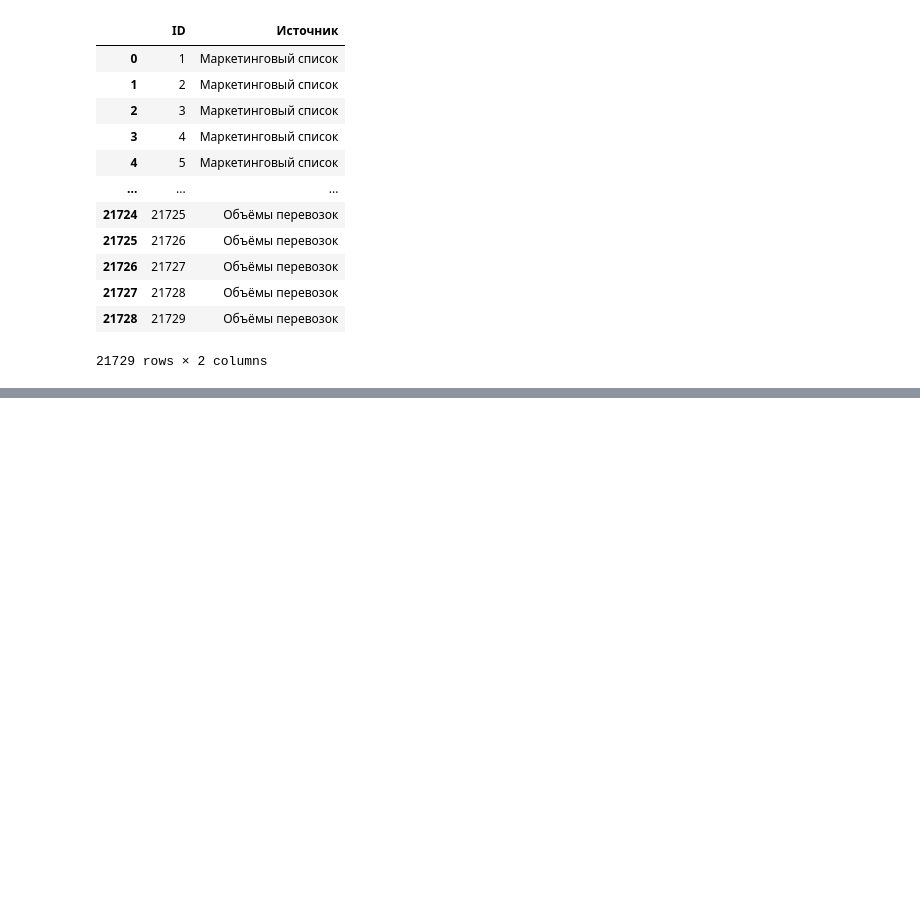
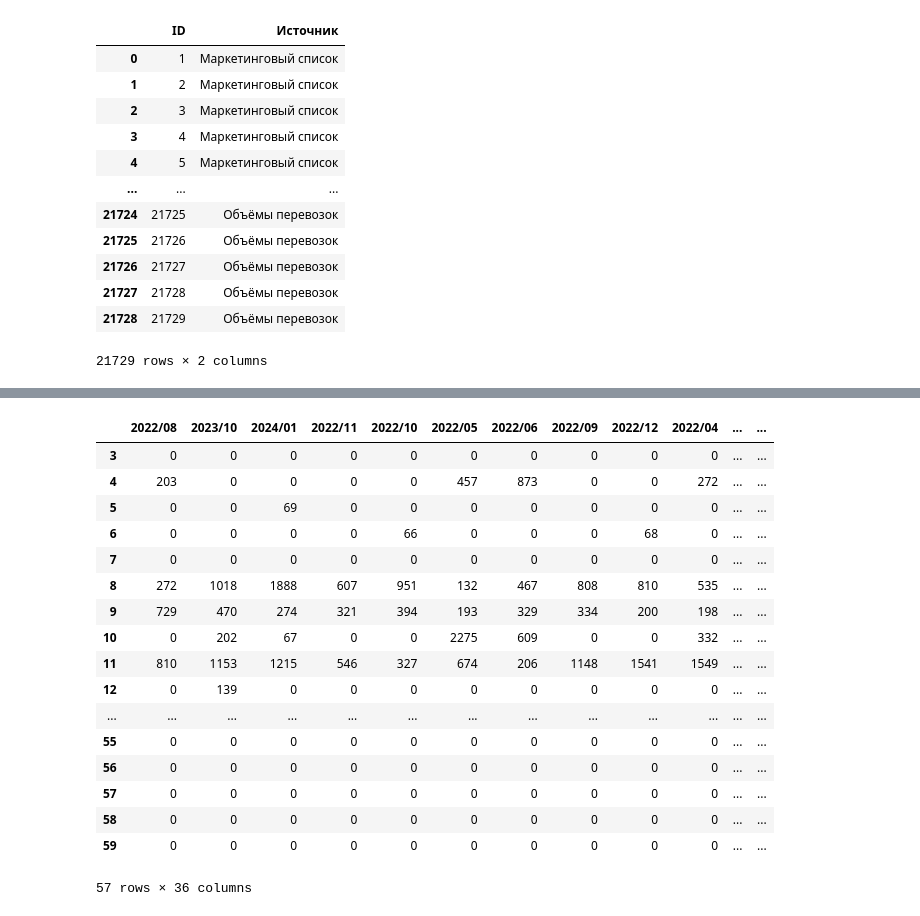
Before and after one commit to DIMFLIX-Hackathons/ClientGuardian, a Jupyter notebook: src/ClientGuardian/RZD.ipynb, the cells around one changed output, grey strips where cells are left out. Drawn from its saved outputs; the diff is of its cells as text; code cells hidden in the pictures; blank space fills up the shorter version.

Commit message:
- Little refactoring - Data processing

```diff
--- a/src/ClientGuardian/RZD.ipynb
+++ b/src/ClientGuardian/RZD.ipynb
@@ -305,0 +369,26 @@ data
+# %%
+#  Обработка данных об объемах перевозок
+
+traffic_volumes_data = data1.drop([ column_name for column_name in data1.columns[5::2] ], axis=1)
+
+a = list(traffic_volumes_data.columns)[5:]
+
+for column in traffic_volumes_data.columns[5:]:
+    traffic_volumes_data[ f'{traffic_volumes_data[column][0]}' ] = traffic_volumes_data[column][2:]
+    del traffic_volumes_data[column]
+
+for column in traffic_volumes_data.columns[:5]:
+    traffic_volumes_data[ f'{traffic_volumes_data[column][1]}' ] = traffic_volumes_data[column][2:]
+    del traffic_volumes_data[column]
+
+traffic_volumes_data = traffic_volumes_data.drop([0, 1])
+
+
+# traffic_volumes_data[f'{traffic_volumes_data['Unnamed: 0'][1]}']=traffic_volumes_data['Unnamed: 0'][2:]
+# traffic_volumes_data[f'{traffic_volumes_data['Unnamed: 1'][1]}']=traffic_volumes_data['Unnamed: 1'][2:]
+# traffic_volumes_data[f'{traffic_volumes_data['Unnamed: 2'][1]}']=traffic_volumes_data['Unnamed: 2'][2:]
+# traffic_volumes_data[f'{traffic_volumes_data['Unnamed: 3'][1]}']=traffic_volumes_data['Unnamed: 3'][2:]
+# traffic_volumes_data[f'{traffic_volumes_data['Код валюты'][1]}']=traffic_volumes_data['Код валюты'][2:]
+
+traffic_volumes_data_x, traffic_volumes_data_y = traffic_volumes_data.drop('2024/08', axis=1), traffic_volumes_data.pop('2024/08')
+traffic_volumes_data_x
@@ -305,0 +453,22 @@ data
+# %%
+
+traffic_volumes_data[ traffic_volumes_data['ID']==912 ]
+# %% [output]
+|  | 2022/08 | 2023/10 | 2024/01 | 2022/11 | 2022/10 | 2022/05 | 2022/06 | 2022/09 | 2022/12 | 2022/04 | ... | ... |
+| 3 | 0 | 0 | 0 | 0 | 0 | 0 | 0 | 0 | 0 | 0 | ... | ... |
+| 4 | 203 | 0 | 0 | 0 | 0 | 457 | 873 | 0 | 0 | 272 | ... | ... |
+| 5 | 0 | 0 | 69 | 0 | 0 | 0 | 0 | 0 | 0 | 0 | ... | ... |
+| 6 | 0 | 0 | 0 | 0 | 66 | 0 | 0 | 0 | 68 | 0 | ... | ... |
+| 7 | 0 | 0 | 0 | 0 | 0 | 0 | 0 | 0 | 0 | 0 | ... | ... |
+| 8 | 272 | 1018 | 1888 | 607 | 951 | 132 | 467 | 808 | 810 | 535 | ... | ... |
+| 9 | 729 | 470 | 274 | 321 | 394 | 193 | 329 | 334 | 200 | 198 | ... | ... |
+| 10 | 0 | 202 | 67 | 0 | 0 | 2275 | 609 | 0 | 0 | 332 | ... | ... |
+| 11 | 810 | 1153 | 1215 | 546 | 327 | 674 | 206 | 1148 | 1541 | 1549 | ... | ... |
+| 12 | 0 | 139 | 0 | 0 | 0 | 0 | 0 | 0 | 0 | 0 | ... | ... |
+| ... | ... | ... | ... | ... | ... | ... | ... | ... | ... | ... | ... | ... |
+| 55 | 0 | 0 | 0 | 0 | 0 | 0 | 0 | 0 | 0 | 0 | ... | ... |
+| 56 | 0 | 0 | 0 | 0 | 0 | 0 | 0 | 0 | 0 | 0 | ... | ... |
+| 57 | 0 | 0 | 0 | 0 | 0 | 0 | 0 | 0 | 0 | 0 | ... | ... |
+| 58 | 0 | 0 | 0 | 0 | 0 | 0 | 0 | 0 | 0 | 0 | ... | ... |
+| 59 | 0 | 0 | 0 | 0 | 0 | 0 | 0 | 0 | 0 | 0 | ... | ... |
+57 rows × 36 columns
```
Also changed, not shown: parts of 32 cells of this notebook, 1 other file.
